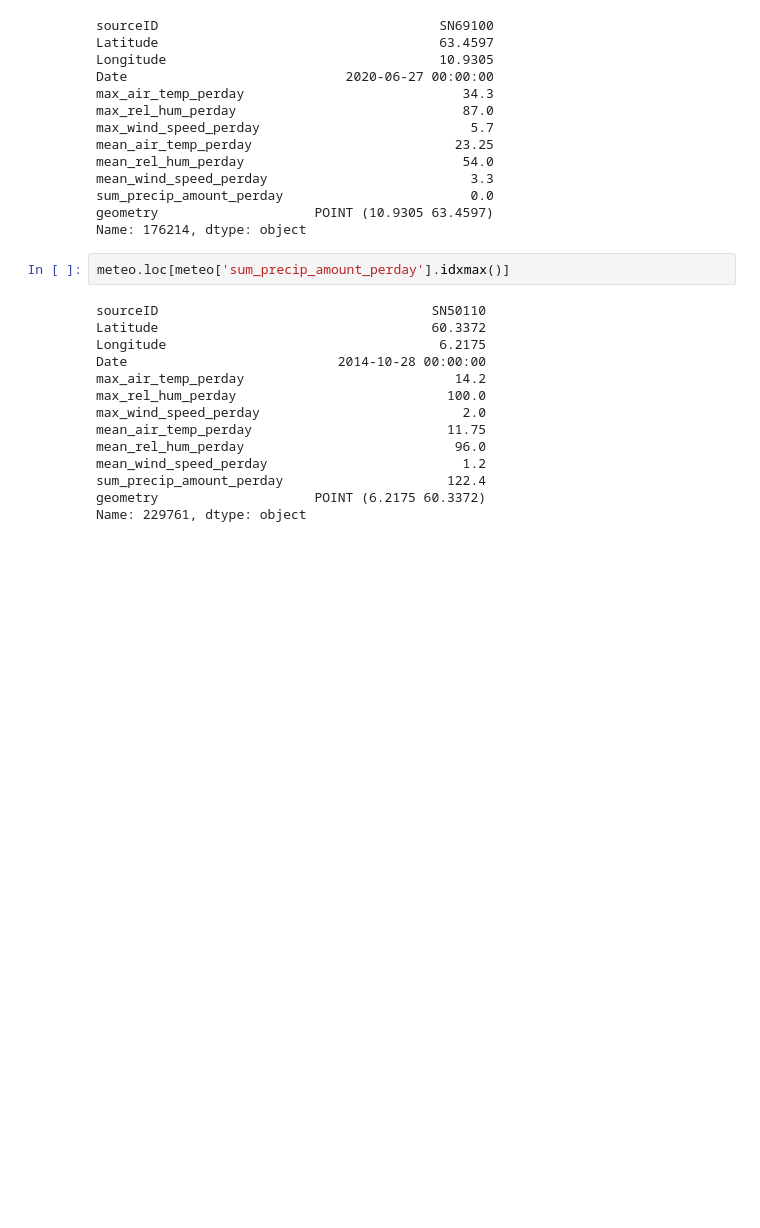
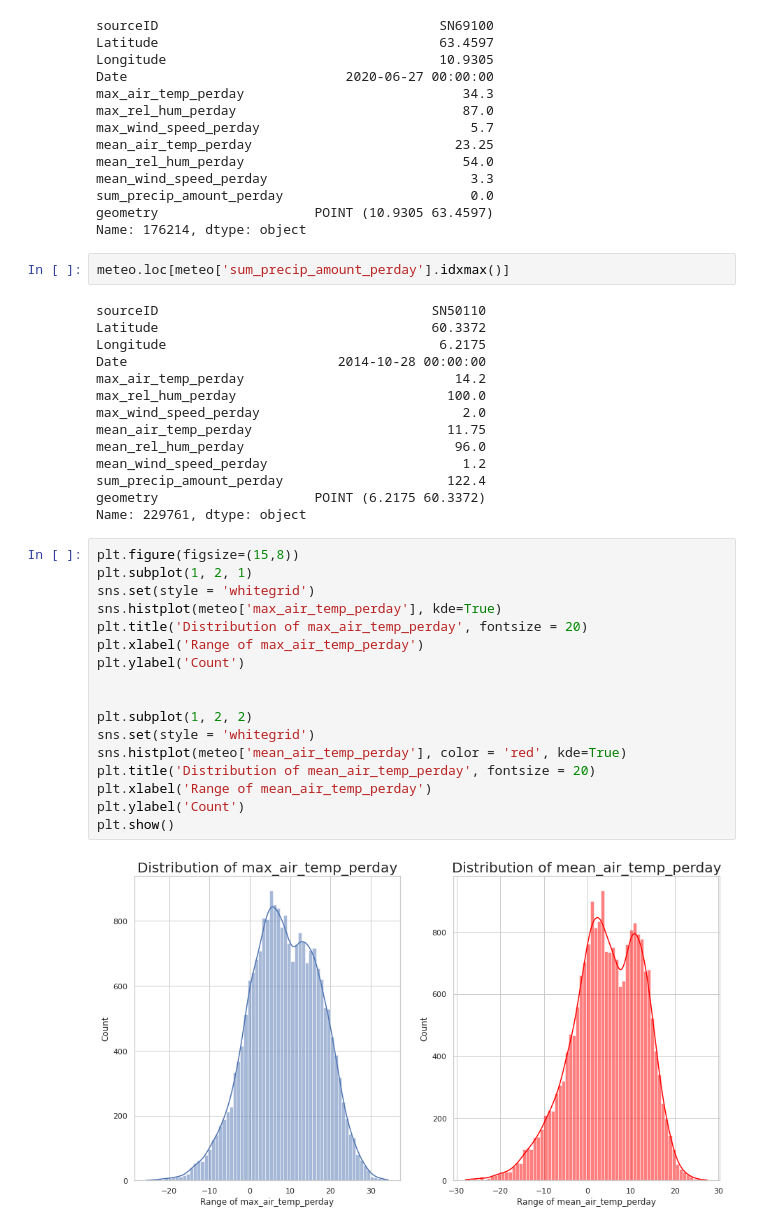
Before and after one commit to Badar97/Progetto_DataScience, a Jupyter notebook: Untitled.ipynb, the cells around one changed output. Saved outputs shown, nothing was run; the diff lists cells and outputs as text; blank space fills up the shorter version.

```diff
--- a/Untitled.ipynb
+++ b/Untitled.ipynb
@@ -291,3 +321,22 @@ mean_wind_speed_perday                         1.2
 sum_precip_amount_perday                     122.4
 geometry                    POINT (6.2175 60.3372)
 Name: 229761, dtype: object
+# %%
+plt.figure(figsize=(15,8))
+plt.subplot(1, 2, 1)
+sns.set(style = 'whitegrid')
+sns.histplot(meteo['max_air_temp_perday'], kde=True)
+plt.title('Distribution of max_air_temp_perday', fontsize = 20)
+plt.xlabel('Range of max_air_temp_perday')
+plt.ylabel('Count')
+
+
+plt.subplot(1, 2, 2)
+sns.set(style = 'whitegrid')
+sns.histplot(meteo['mean_air_temp_perday'], color = 'red', kde=True)
+plt.title('Distribution of mean_air_temp_perday', fontsize = 20)
+plt.xlabel('Range of mean_air_temp_perday')
+plt.ylabel('Count')
+plt.show()
+# %% [output]
+[figure, added]
```
Also changed, not shown: parts of 18 cells of this notebook.
